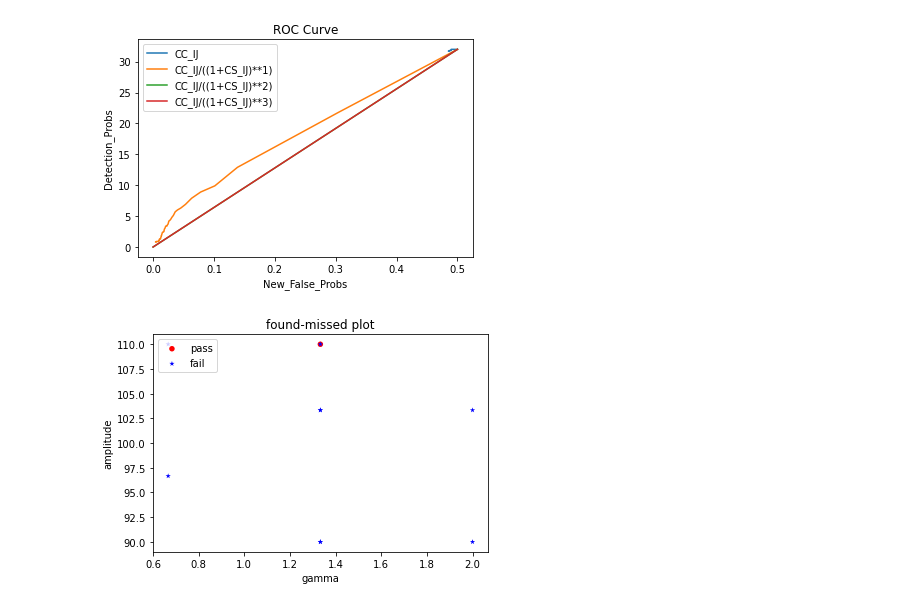
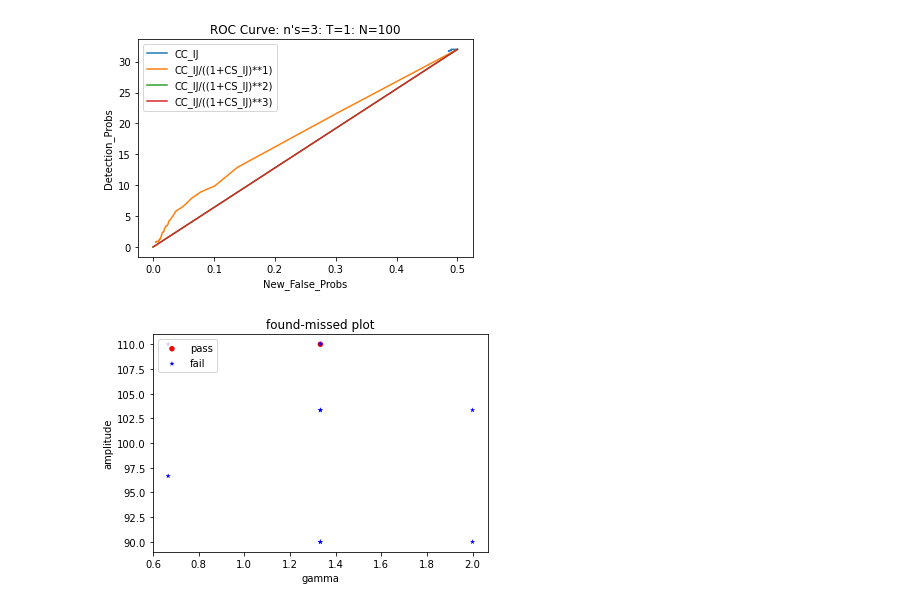
Before and after one commit to mickbrawler/Waveforms, a Jupyter notebook: Onsource_Analysis.ipynb, the cells around one changed output. Saved outputs shown, nothing was run; the diff lists cells and outputs as text; code cells hidden in the pictures.

```diff
--- a/Onsource_Analysis.ipynb
+++ b/Onsource_Analysis.ipynb
@@ -448,13 +448,16 @@ class OnSource:
         plt.legend(loc=2)
         plt.show()
 
-    def ROC_Curve(self, n_s, T, N):
+    def ROC_Curve(self, n_s, T, N, new_stat_only=True, outputfile="ROC_test"):
         # DON'T RUN THIS WITHOUT ADJUSTing N, IT'S HIGH TO TEST MULTIPLE RHO'S
         # base statistics are CC_IJ,CS_IJ
         # Chi Square stat isn't working
 
-        # Any non-rho stats can be entered at the start
-        stat_list = ["CC_IJ"]
+        # Choose soley n-rho's or an addition stat
+        if new_stat_only == True:
+            stat_list = []
+        else:
+            stat_list = ["CC_IJ"]
 
         # different ^n rhos are appended
         for n in range(1,n_s+1):
@@ -469,18 +472,18 @@ class OnSource:
         # First graph shows the two ROC curves ontop each other
         # Lists printed before are the False Alarm probability, and Detection Probabilities for each statistic
         for s in range(stat_length):
-            x.rho(stat = stat_list[s])
-            x.window(.02)
-            x.test_plotter(T, N)
+            self.rho(stat = stat_list[s])
+            self.window(.02)
+            self.test_plotter(T, N)
             #print(x.New_False_Prob)
             #print(x.Detection_Prob)
-            plt.plot(x.New_False_Prob,x.Detection_Prob, label=stat_list[s])
+            plt.plot(self.New_False_Prob,self.Detection_Prob, label=stat_list[s])
 
-        plt.plot(New_False_Probs,Detection_Probs)
         plt.xlabel("New_False_Probs")
         plt.ylabel("Detection_Probs")
-        plt.title("ROC Curve")
+        plt.title("ROC Curve: n's={}: T={}: N={}".format(n_s,T,N))
         plt.legend()
+        plt.savefig("{}.png".format(outputfile))
         plt.show()
 
     # Produces a template given a position in parameter space
@@ -513,11 +516,11 @@ class OnSource:
 # %%
 # N_A, N_g, N_f, t0_tf, T, trials, filename, A0=1, Af=50, g0=0, gf=2, F0=90, Ff=110, N_t=1000
 x=OnSource(4, 4, 4, 4, 10, 10, N_t=250)
-# %%
-# n_s, T, N
-x.ROC_Curve(3, 1, 100)
-# %% [output]
-[figure, removed]
+# %%
+# n_s, T, N
+x.ROC_Curve(3, 1, 100, new_stat_only=False)
+# %% [output]
+[figure, added]
 # %%
 # builds rho statistic
 y=x.rho()
```
